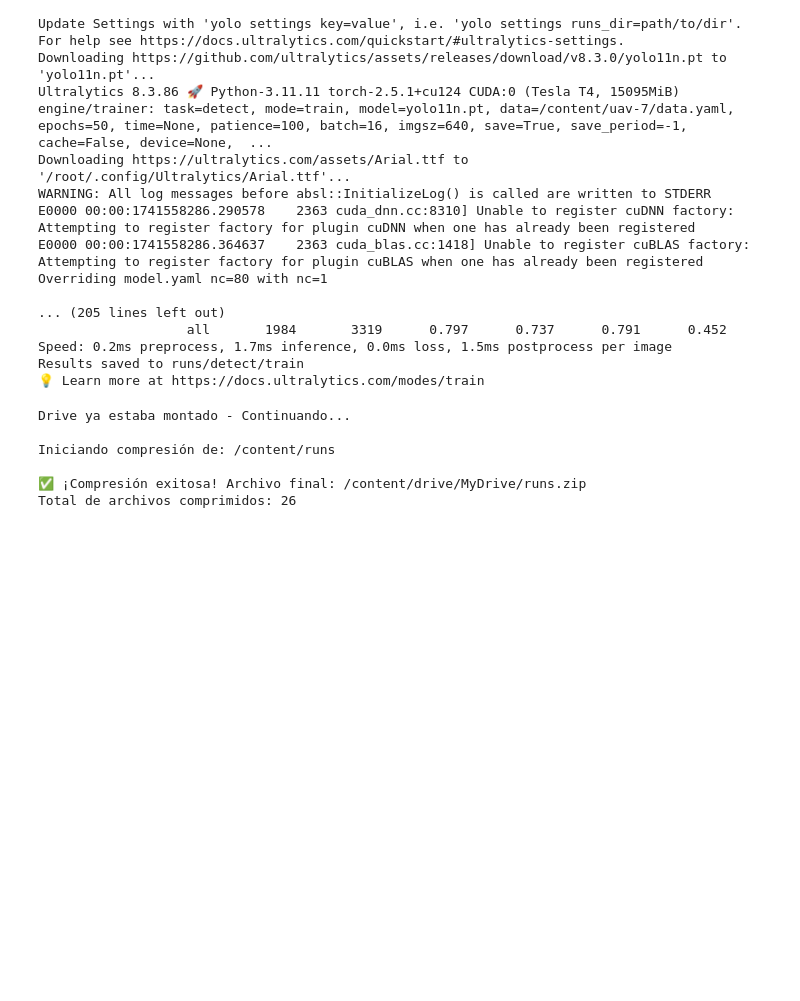
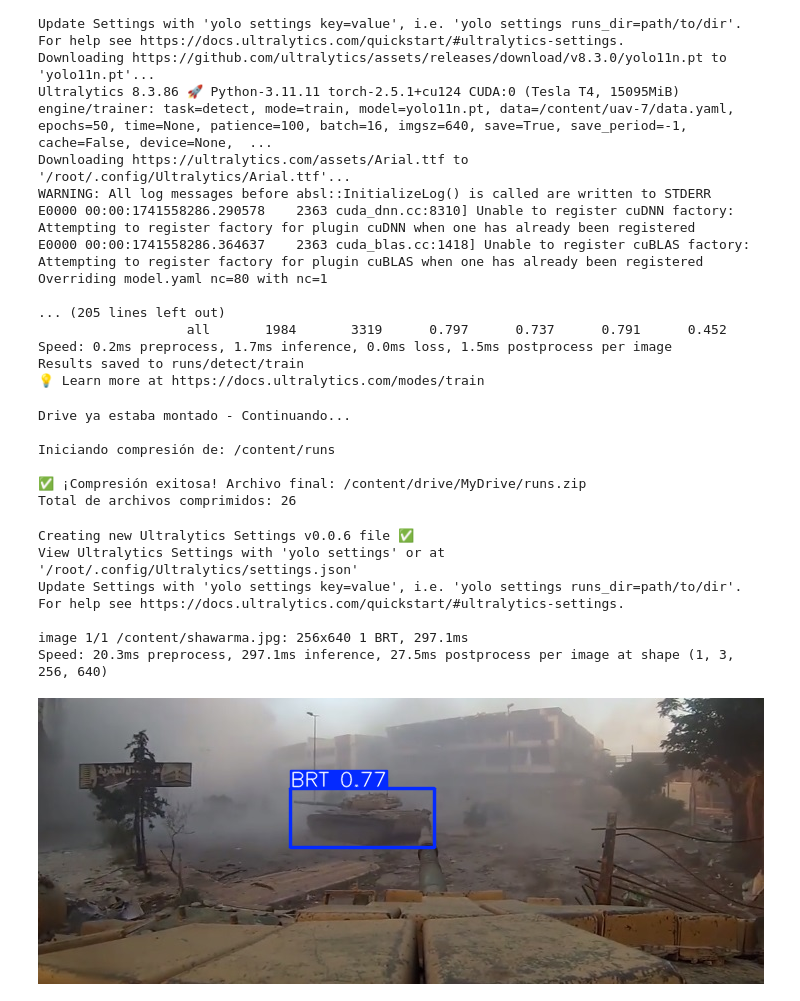
Before and after one commit to Skynet2001/prototype1, a Jupyter notebook: dataset_preparacion.ipynb, the cells around one changed output. Saved outputs shown, nothing was run; the diff lists cells and outputs as text; code cells hidden in the pictures; blank space fills up the shorter version.

```diff
--- a/dataset_preparacion.ipynb
+++ b/dataset_preparacion.ipynb
@@ -266,3 +268,19 @@ Iniciando compresión de: /content/runs
 
 ✅ ¡Compresión exitosa! Archivo final: /content/drive/MyDrive/runs.zip
 Total de archivos comprimidos: 26
+# %%
+from ultralytics import YOLO
+# Load the YOLO11 model
+model = YOLO('/content/best.pt')
+# Run inference on an image
+results = model('/content/shawarma.jpg')
+# Display results
+results[0].show()
+# %% [output]
+Creating new Ultralytics Settings v0.0.6 file ✅
+View Ultralytics Settings with 'yolo settings' or at '/root/.config/Ultralytics/settings.json'
+Update Settings with 'yolo settings key=value', i.e. 'yolo settings runs_dir=path/to/dir'. For help see https://docs.ultralytics.com/quickstart/#ultralytics-settings.
+
+image 1/1 /content/shawarma.jpg: 256x640 1 BRT, 297.1ms
+Speed: 20.3ms preprocess, 297.1ms inference, 27.5ms postprocess per image at shape (1, 3, 256, 640)
+[figure, added]
```
Also changed, not shown: parts of 1 cell of this notebook.
